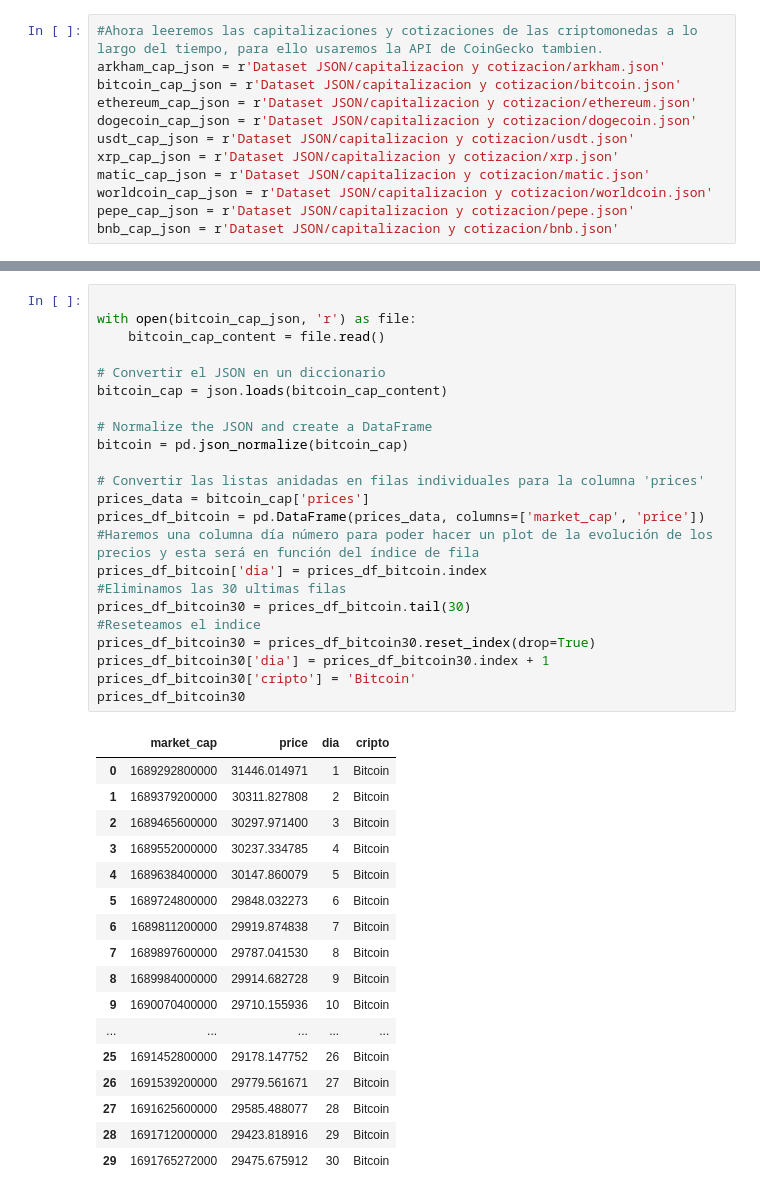
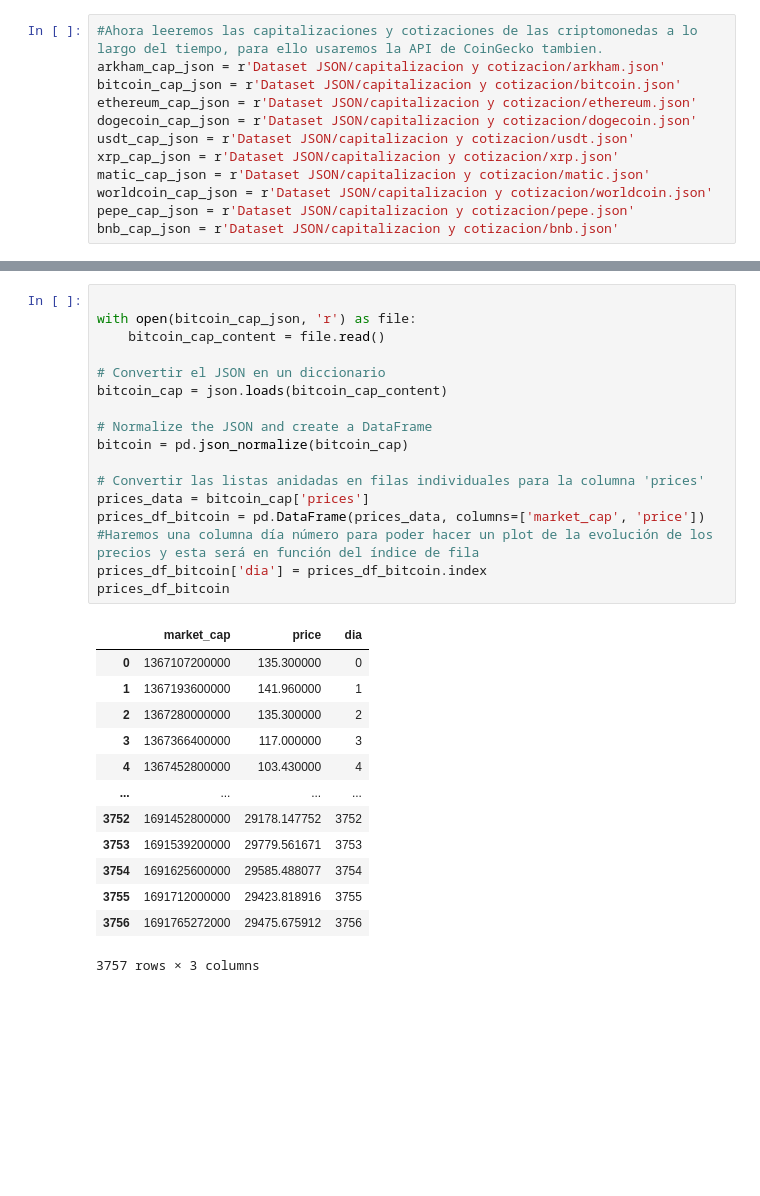
Before and after one commit to NahuVidales/CryptoDataAnalytics, a Jupyter notebook: ETL.ipynb, the cells around one changed output, grey strips where cells are left out. Saved outputs shown, nothing was run; the diff lists cells and outputs as text; blank space fills up the shorter version.

```diff
--- a/ETL.ipynb
+++ b/ETL.ipynb
@@ -487,44 +482,34 @@ prices_df_arkham30
 # %%
 
 with open(bitcoin_cap_json, 'r') as file:
     bitcoin_cap_content = file.read()
 
 # Convertir el JSON en un diccionario
 bitcoin_cap = json.loads(bitcoin_cap_content)
 
 # Normalize the JSON and create a DataFrame
 bitcoin = pd.json_normalize(bitcoin_cap)
 
 # Convertir las listas anidadas en filas individuales para la columna 'prices'
 prices_data = bitcoin_cap['prices']
 prices_df_bitcoin = pd.DataFrame(prices_data, columns=['market_cap', 'price'])
 #Haremos una columna día número para poder hacer un plot de la evolución de los precios y esta será en función del índice de fila
 prices_df_bitcoin['dia'] = prices_df_bitcoin.index
-#Eliminamos las 30 ultimas filas
-prices_df_bitcoin30 = prices_df_bitcoin.tail(30)
-#Reseteamos el indice
-prices_df_bitcoin30 = prices_df_bitcoin30.reset_index(drop=True)
-prices_df_bitcoin30['dia'] = prices_df_bitcoin30.index + 1
-prices_df_bitcoin30['cripto'] = 'Bitcoin'
-prices_df_bitcoin30
+prices_df_bitcoin
 # %% [output]
-|  | market_cap | price | dia | cripto |
-| 0 | 1689292800000 | 31446.014971 | 1 | Bitcoin |
-| 1 | 1689379200000 | 30311.827808 | 2 | Bitcoin |
-| 2 | 1689465600000 | 30297.971400 | 3 | Bitcoin |
-| 3 | 1689552000000 | 30237.334785 | 4 | Bitcoin |
-| 4 | 1689638400000 | 30147.860079 | 5 | Bitcoin |
-| 5 | 1689724800000 | 29848.032273 | 6 | Bitcoin |
-| 6 | 1689811200000 | 29919.874838 | 7 | Bitcoin |
-| 7 | 1689897600000 | 29787.041530 | 8 | Bitcoin |
-| 8 | 1689984000000 | 29914.682728 | 9 | Bitcoin |
-| 9 | 1690070400000 | 29710.155936 | 10 | Bitcoin |
-| ... | ... | ... | ... | ... |
-| 25 | 1691452800000 | 29178.147752 | 26 | Bitcoin |
-| 26 | 1691539200000 | 29779.561671 | 27 | Bitcoin |
-| 27 | 1691625600000 | 29585.488077 | 28 | Bitcoin |
-| 28 | 1691712000000 | 29423.818916 | 29 | Bitcoin |
-| 29 | 1691765272000 | 29475.675912 | 30 | Bitcoin |
+|  | market_cap | price | dia |
+| 0 | 1367107200000 | 135.300000 | 0 |
+| 1 | 1367193600000 | 141.960000 | 1 |
+| 2 | 1367280000000 | 135.300000 | 2 |
+| 3 | 1367366400000 | 117.000000 | 3 |
+| 4 | 1367452800000 | 103.430000 | 4 |
+| ... | ... | ... | ... |
+| 3752 | 1691452800000 | 29178.147752 | 3752 |
+| 3753 | 1691539200000 | 29779.561671 | 3753 |
+| 3754 | 1691625600000 | 29585.488077 | 3754 |
+| 3755 | 1691712000000 | 29423.818916 | 3755 |
+| 3756 | 1691765272000 | 29475.675912 | 3756 |
+3757 rows × 3 columns
 # %%
 with open(bnb_cap_json, 'r') as file:
     bnb_cap_content = file.read()
```
Also changed, not shown: parts of 18 cells of this notebook, 2 other files.
